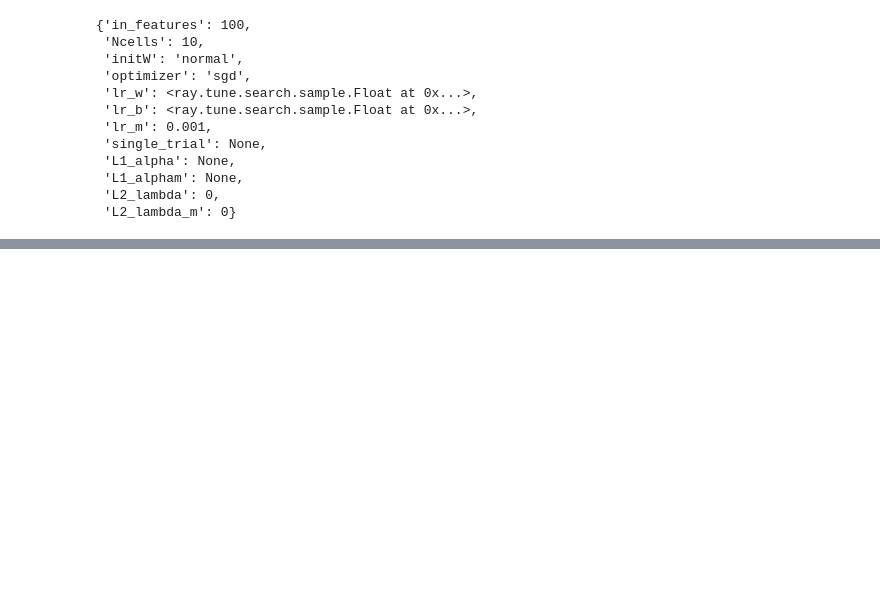
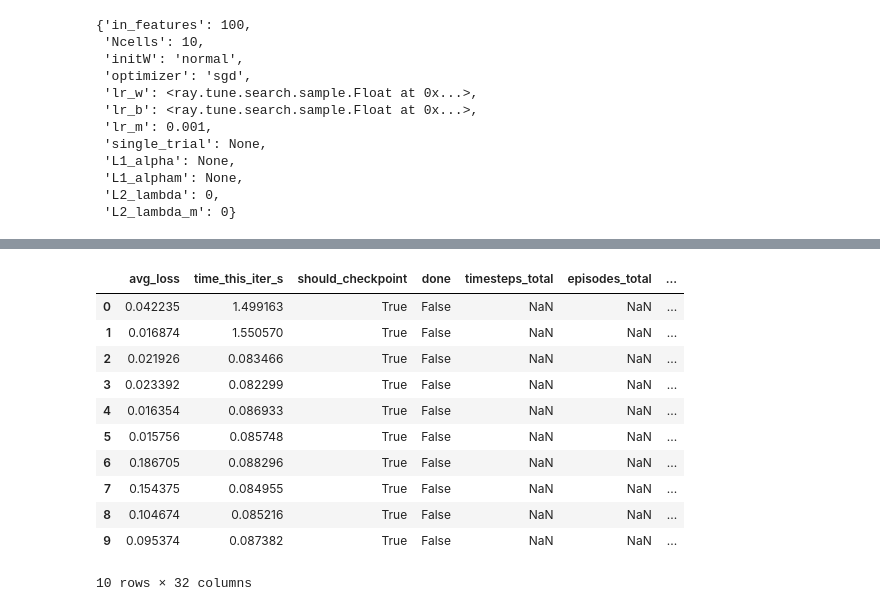
Before and after one commit to elliottabe/pytorchGLM, a Jupyter notebook: Tutorial.ipynb, the cells around one changed output, grey strips where cells are left out. Saved outputs shown, nothing was run; the diff lists cells and outputs as text; code cells hidden in the pictures; blank space fills up the shorter version.

```diff
--- a/Tutorial.ipynb
+++ b/Tutorial.ipynb
@@ -473,2 +488,17 @@ Best trial final validation loss: 0.01563102751970291
+# %%
+df
+# %% [output]
+|  | avg_loss | time_this_iter_s | should_checkpoint | done | timesteps_total | episodes_total | ... |
+| 0 | 0.042235 | 1.499163 | True | False | NaN | NaN | ... |
+| 1 | 0.016874 | 1.550570 | True | False | NaN | NaN | ... |
+| 2 | 0.021926 | 0.083466 | True | False | NaN | NaN | ... |
+| 3 | 0.023392 | 0.082299 | True | False | NaN | NaN | ... |
+| 4 | 0.016354 | 0.086933 | True | False | NaN | NaN | ... |
+| 5 | 0.015756 | 0.085748 | True | False | NaN | NaN | ... |
+| 6 | 0.186705 | 0.088296 | True | False | NaN | NaN | ... |
+| 7 | 0.154375 | 0.084955 | True | False | NaN | NaN | ... |
+| 8 | 0.104674 | 0.085216 | True | False | NaN | NaN | ... |
+| 9 | 0.095374 | 0.087382 | True | False | NaN | NaN | ... |
+10 rows × 32 columns
 # %%
 state_dict,optim2=torch.load(best_network)
```
Also changed, not shown: parts of 14 cells of this notebook, 10 other files.
